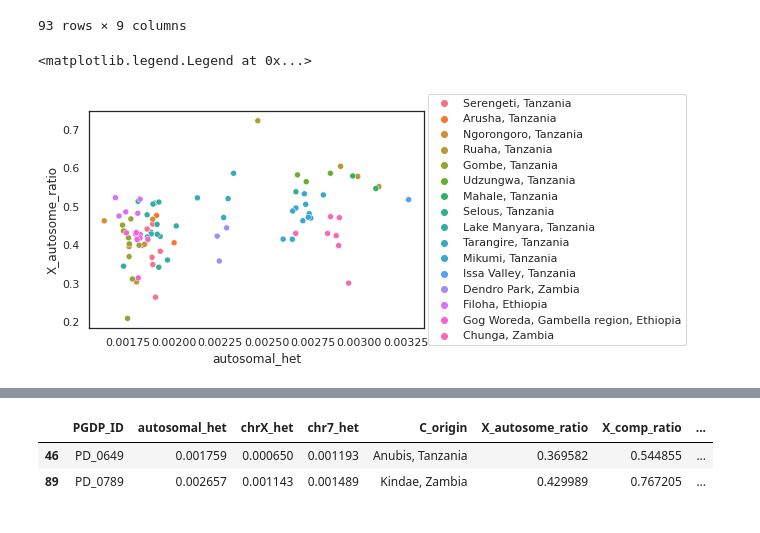
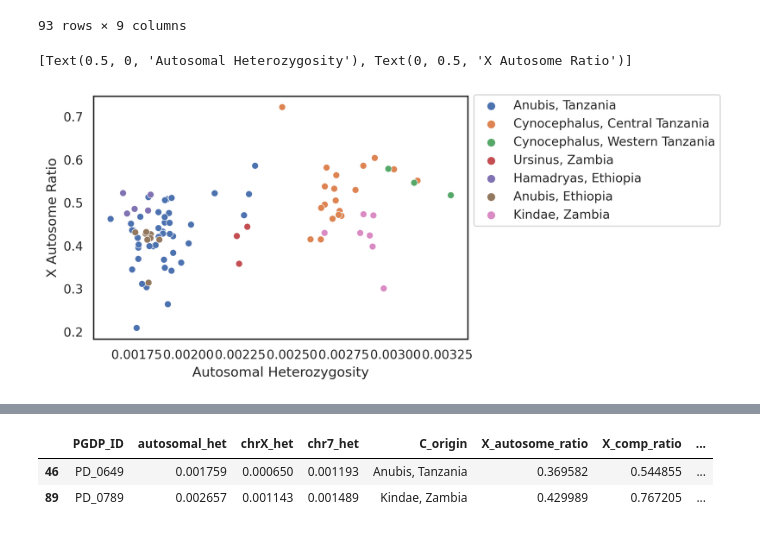
Before and after one commit to erikfogh/baboon_analysis, a Jupyter notebook: notebooks/het03_chrX_vs_autosomes.ipynb, the cells around one changed output, grey strips where cells are left out. Cells and saved outputs as stored; diff of their text form; code cells hidden in the pictures.

```diff
--- a/notebooks/het03_chrX_vs_autosomes.ipynb
+++ b/notebooks/het03_chrX_vs_autosomes.ipynb
@@ -227,12 +227,17 @@ chrX_vs_autosomes
 | 92 | PD_0792 | 0.002845 | 0.001347 | 0.002841 | Kindae, Zambia | 0.473365 | 0.474051 | ... |
 93 rows × 9 columns
 # %%
+plt.rcParams['figure.dpi'] = 300
+plt.rcParams['savefig.dpi'] = 300
+
 g = sns.scatterplot(data=chrX_vs_autosomes.loc[chrX_vs_autosomes.Origin != "Niokolo-Koba, Senegal"],
-                    x="autosomal_het", y="X_autosome_ratio", hue = "Origin")
-g.legend(loc='center right', bbox_to_anchor=(1.8, 0.5))
+                    x="autosomal_het", y="X_autosome_ratio", hue = "C_origin")
+fig = g.get_figure()
+g.legend(bbox_to_anchor=(1., 1.03, 0., 0))
+g.set(xlabel="Autosomal Heterozygosity", ylabel="X Autosome Ratio")
 # %% [output]
-<matplotlib.legend.Legend at 0x...>
+[Text(0.5, 0, 'Autosomal Heterozygosity'), Text(0, 0.5, 'X Autosome Ratio')]
-[figure, old version]
+[figure, new version]
 # %%
 chrX_vs_autosomes.loc[chrX_vs_autosomes.X_autosome_ratio > 0.6]
 # %% [output]
```
Also changed, not shown: parts of 1 cell of this notebook, 28 other files.
